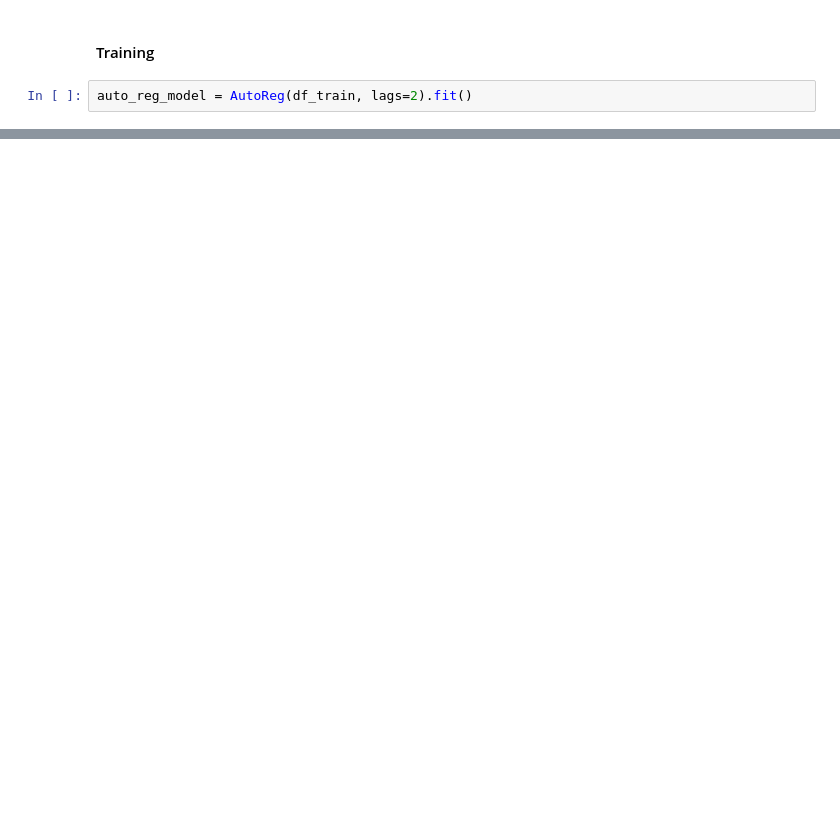
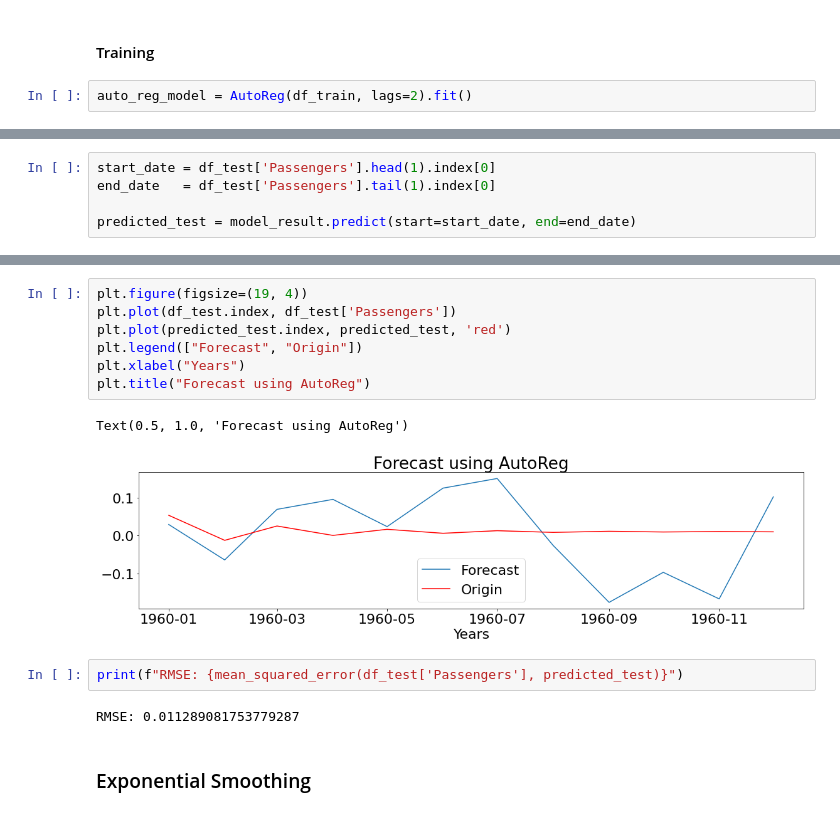
Before and after one commit to ThierrryScotto/Air-Passengers-2.0, a Jupyter notebook: Air_Passengers_2_0.ipynb, the cells around one changed output, grey strips where cells are left out. Drawn from its saved outputs; the diff is of its cells as text; blank space fills up the shorter version.

```diff
--- a/Air_Passengers_2_0.ipynb
+++ b/Air_Passengers_2_0.ipynb
@@ -575,0 +609,5 @@ Text(0.5, 1.0, 'Forecast using AutoReg')
+# %%
+start_date = df_test['Passengers'].head(1).index[0]
+end_date   = df_test['Passengers'].tail(1).index[0]
+
+predicted_test = model_result.predict(start=start_date, end=end_date)
@@ -575,0 +630,16 @@ Text(0.5, 1.0, 'Forecast using AutoReg')
+# %%
+plt.figure(figsize=(19, 4))
+plt.plot(df_test.index, df_test['Passengers'])
+plt.plot(predicted_test.index, predicted_test, 'red')
+plt.legend(["Forecast", "Origin"])
+plt.xlabel("Years")
+plt.title("Forecast using AutoReg")
+# %% [output]
+Text(0.5, 1.0, 'Forecast using AutoReg')
+[figure, added]
+# %%
+print(f"RMSE: {mean_squared_error(df_test['Passengers'], predicted_test)}")
+# %% [output]
+RMSE: 0.011289081753779287
+# %% [markdown]
+### Exponential Smoothing
```
Also changed, not shown: parts of 14 cells of this notebook.
